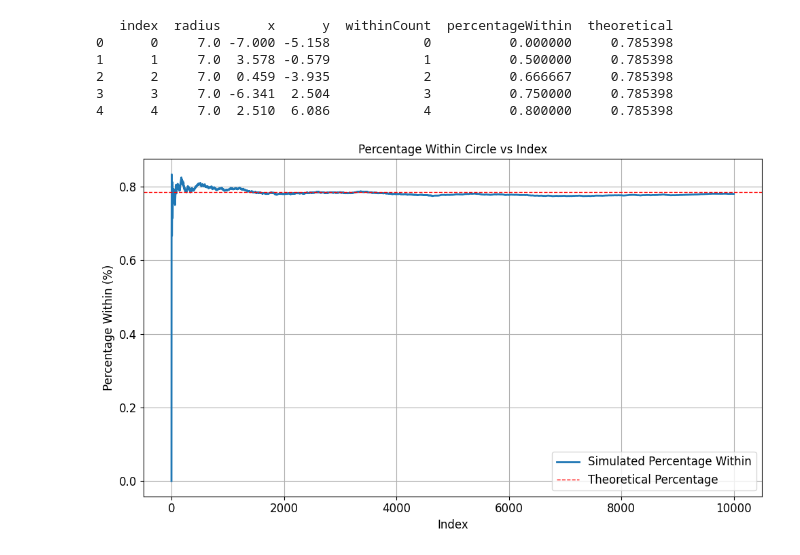
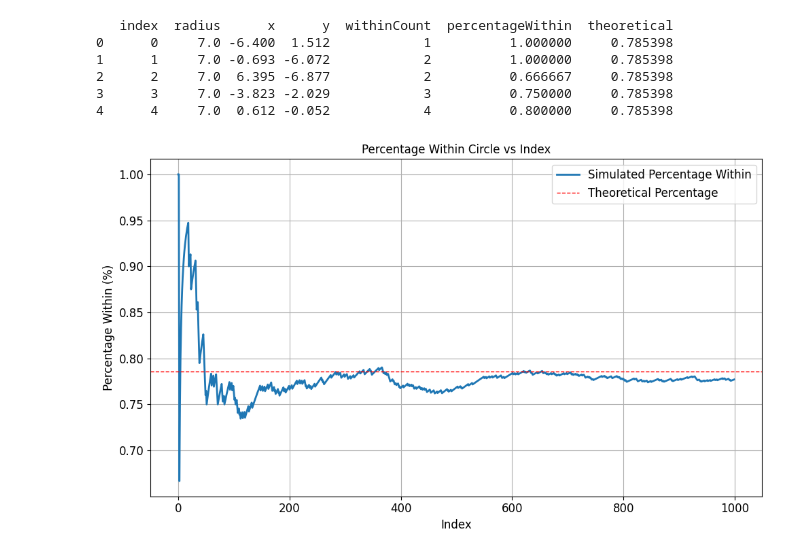
Before and after one commit to SorataBaka/kosen-5, a Jupyter notebook: random-simulation/plot.ipynb, the cells around one changed output. Cells and saved outputs as stored; diff of their text form; code cells hidden in the pictures.

```diff
--- a/random-simulation/plot.ipynb
+++ b/random-simulation/plot.ipynb
@@ -30,40 +30,40 @@ import pandas as pd
 import matplotlib.pyplot as plt
 
 # Assign proper column names according to your data
 cols = ['index', 'radius', 'x', 'y', 'withinCount', 'percentageWithin', 'theoretical']
 
 # Read CSV, skip first row, use cols for headers
-df = pd.read_csv('test.txt', skiprows=1, names=cols)
+df = pd.read_csv('area.txt', skiprows=1, names=cols)
 
 # Inspect to verify
 print(df.head())
 
 # Plot percentageWithin over index (or x/y as you want)
 plt.figure(figsize=(10, 6))
 
 plt.plot(df['index'], df['percentageWithin'], linestyle='-', linewidth=2, label='Simulated Percentage Within')
 
 plt.axhline(y=df['theoretical'][0], color='red', linestyle='--', linewidth=1, label='Theoretical Percentage')
 
 plt.xlabel('Index', fontsize=12)
 plt.ylabel('Percentage Within (%)', fontsize=12)
 plt.title('Percentage Within Circle vs Index', fontsize=12)
 plt.legend(fontsize=12)
 plt.grid(True)
 
 plt.xticks(fontsize=12)
 plt.yticks(fontsize=12)
 
 plt.tight_layout()
 plt.show()
 # %% [output]
    index  radius      x      y  withinCount  percentageWithin  theoretical
-0      0     7.0 -7.000 -5.158            0          0.000000     0.785398
-1      1     7.0  3.578 -0.579            1          0.500000     0.785398
-2      2     7.0  0.459 -3.935            2          0.666667     0.785398
-3      3     7.0 -6.341  2.504            3          0.750000     0.785398
-4      4     7.0  2.510  6.086            4          0.800000     0.785398
+0      0     7.0 -6.400  1.512            1          1.000000     0.785398
+1      1     7.0 -0.693 -6.072            2          1.000000     0.785398
+2      2     7.0  6.395 -6.877            2          0.666667     0.785398
+3      3     7.0 -3.823 -2.029            3          0.750000     0.785398
+4      4     7.0  0.612 -0.052            4          0.800000     0.785398
-[figure, old version]
+[figure, new version]
 # %%
 import matplotlib.pyplot as plt
 
```
Also changed, not shown: parts of 3 cells of this notebook, 8 other files.
